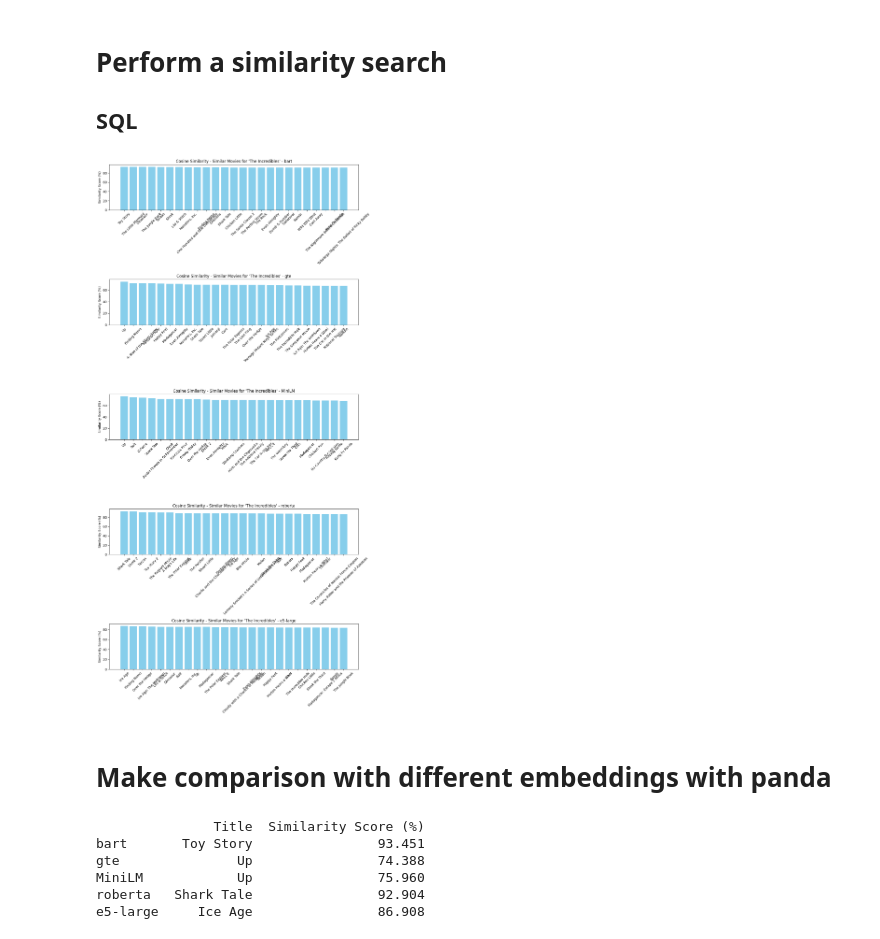
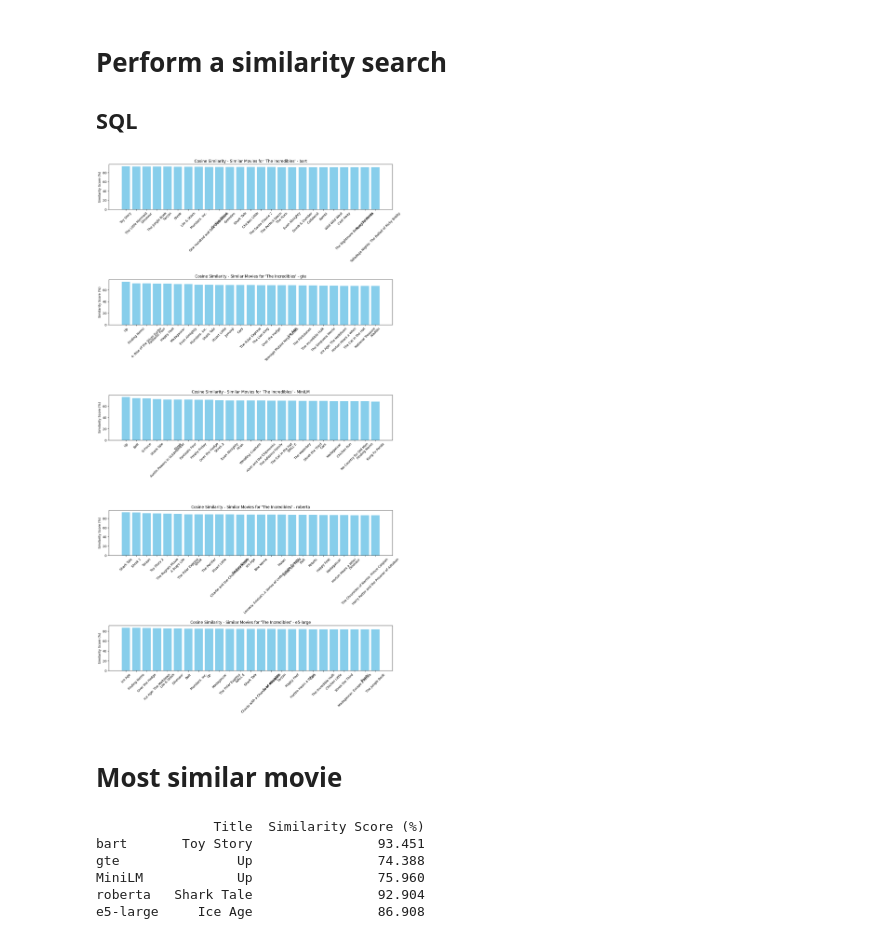
Before and after one commit to AlgoETS/SimilityVectorEmbedding, a Jupyter notebook: postgres/2.analyse.ipynb, the cells around one changed output. Drawn from its saved outputs; the diff is of its cells as text; code cells hidden in the pictures.

```diff
--- a/postgres/2.analyse.ipynb
+++ b/postgres/2.analyse.ipynb
@@ -158,8 +161,8 @@ def plot_similar_movies(similar_movies, title):
     plt.show()
 # %%
-def plot_compare_similar_movies_embedding(similar_movies_array, title):
+def plot_compare_similar_movies_embedding(similar_movies_array, title, query_movie_title, models):
     # Prepare data multiple plot for different embeddings
-    fig, ax = plt.subplots(5, 1, figsize=(12, 24))
+    fig, ax = plt.subplots(len(similar_movies_array), 1, figsize=(14, 5 * len(similar_movies_array)))
     for i, similar_movies in enumerate(similar_movies_array):
         titles, similarities = zip(*similar_movies)
         similarities = [round(sim * 100, 3) for sim in similarities]  # Convert to percentage and round off
@@ -169,7 +172,7 @@ def plot_compare_similar_movies_embedding(similar_movies_array, title):
         ax[i].set_ylabel('Similarity Score (%)')
         ax[i].set_title(f"{title} - Similar Movies for '{query_movie_title}' - {list(models.keys())[i]}")
         ax[i].tick_params(axis='x', rotation=45, labelsize=10)
-    plt.tight_layout()
+    plt.tight_layout(pad=2)
     plt.show()
 # %% [markdown]
 # Perform a similarity search
@@ -177,13 +180,13 @@ def plot_compare_similar_movies_embedding(similar_movies_array, title):
 # %%
 # For cosine similarity
 similar_movies_bart = find_similar_movies_sql(query_movie_title, threshold=0, return_n=25, distance_function='<=>', embedding_type='bart')
 similar_movies_gte = find_similar_movies_sql(query_movie_title, threshold=0, return_n=25, distance_function='<=>', embedding_type='gte')
 similar_movies_MiniLM = find_similar_movies_sql(query_movie_title, threshold=0, return_n=25, distance_function='<=>', embedding_type='MiniLM')
 similar_movies_roberta = find_similar_movies_sql(query_movie_title, threshold=0, return_n=25, distance_function='<=>', embedding_type='roberta')
 similar_movies_e5_large = find_similar_movies_sql(query_movie_title, threshold=0, return_n=25, distance_function='<=>', embedding_type='e5_large')
-plot_compare_similar_movies_embedding([similar_movies_bart, similar_movies_gte, similar_movies_MiniLM, similar_movies_roberta, similar_movies_e5_large], "Cosine Similarity")
+plot_compare_similar_movies_embedding([similar_movies_bart, similar_movies_gte, similar_movies_MiniLM, similar_movies_roberta, similar_movies_e5_large], 'Cosine Similarity', query_movie_title, models)
 # %% [output]
-[figure, old version]
+[figure, new version]
-# %% [markdown]
-# Make comparison with different embeddings with panda
+# %% [markdown]
+# Most similar movie
 # %%
```
Also changed, not shown: parts of 12 cells of this notebook, 5 other files.
